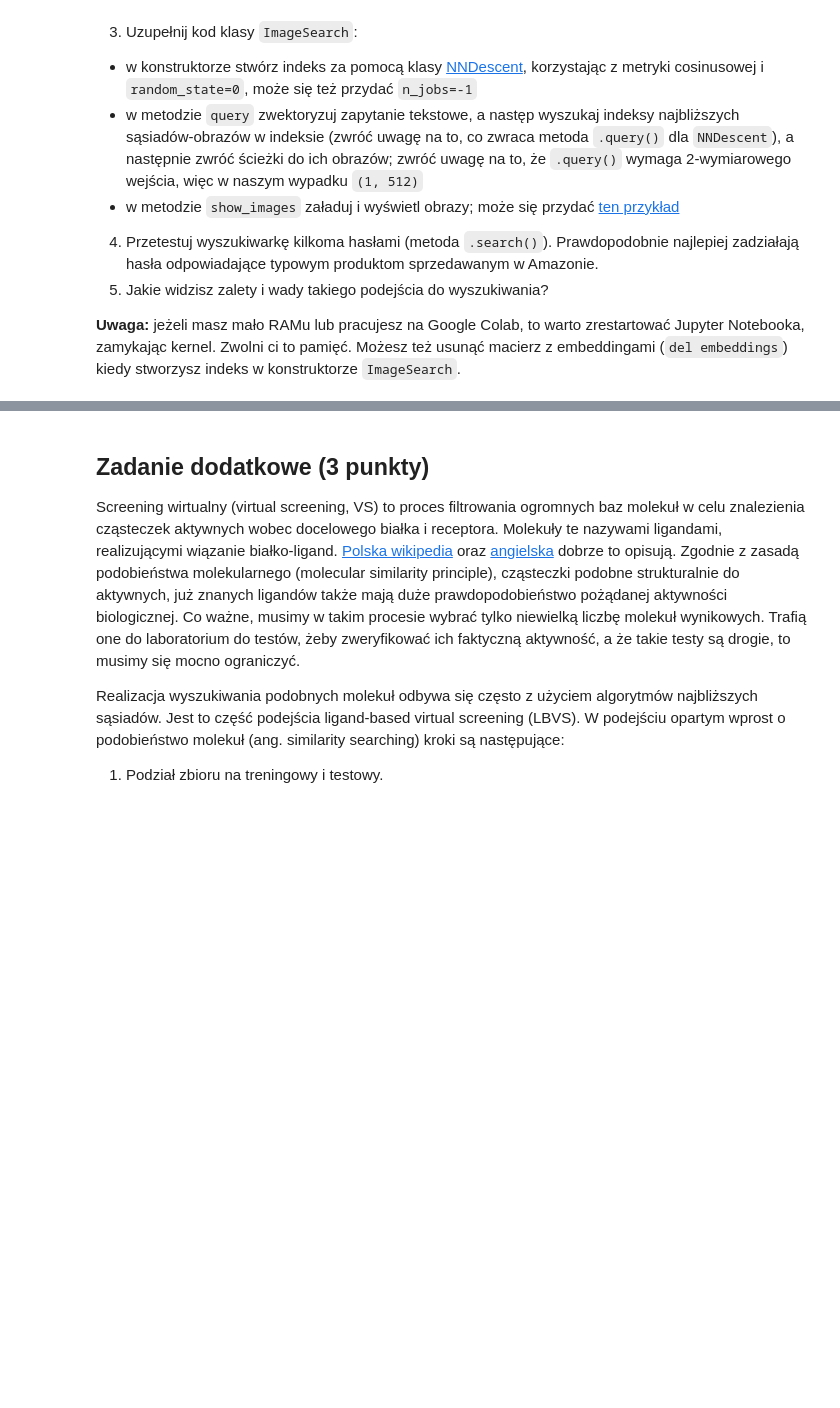
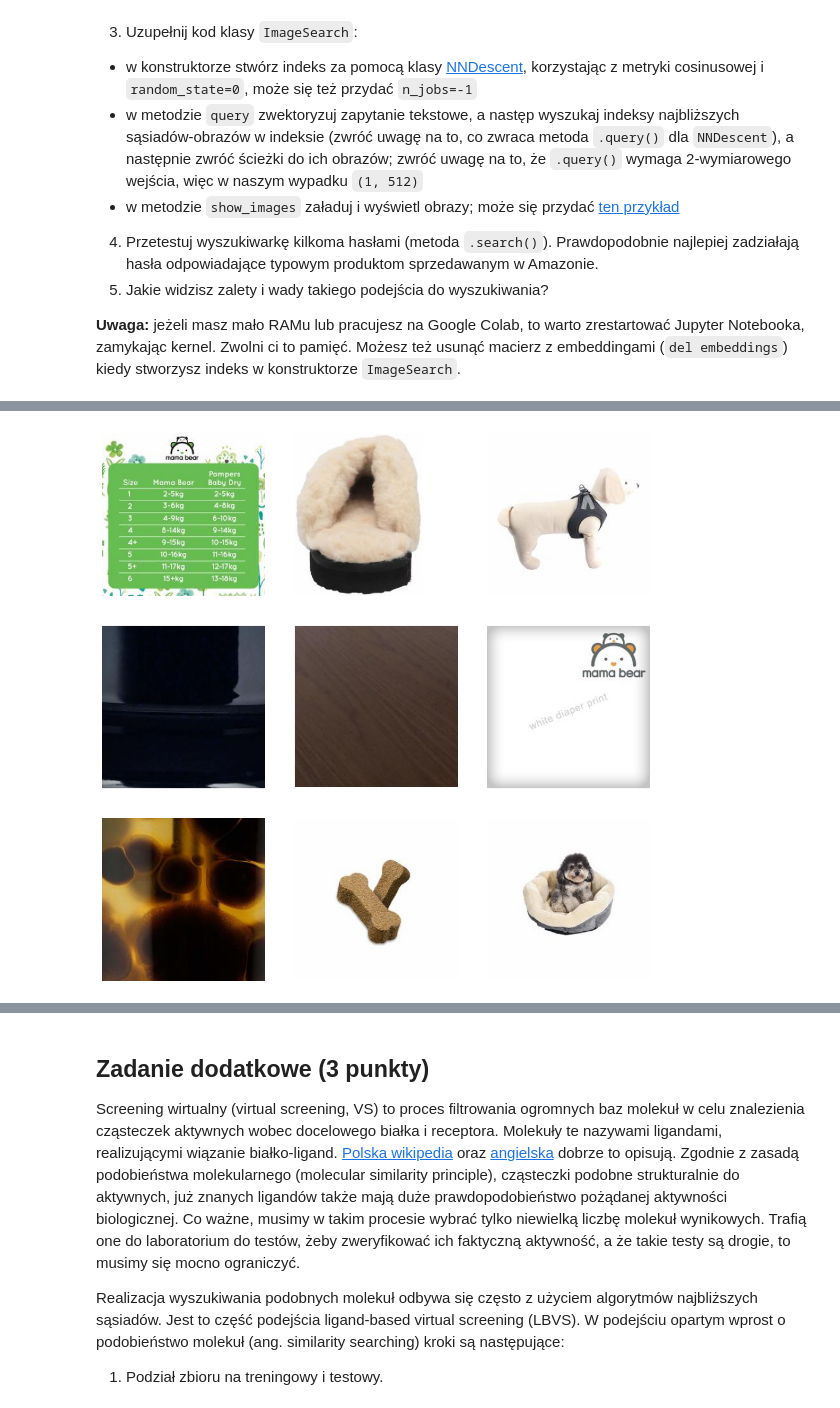
Before and after one commit to domino644/pum, a Jupyter notebook: lab2/notebook.ipynb, the cells around one changed output, grey strips where cells are left out. Saved outputs shown, nothing was run; the diff lists cells and outputs as text; code cells hidden in the pictures; blank space fills up the shorter version.

```diff
--- a/lab2/notebook.ipynb
+++ b/lab2/notebook.ipynb
@@ -709,0 +867,4 @@ image_search.search("blue pillow")
+# %%
+image_search.search('teddy bear')
+# %% [output]
+[figure, added]
```
Also changed, not shown: parts of 25 cells of this notebook, 3 other files.
